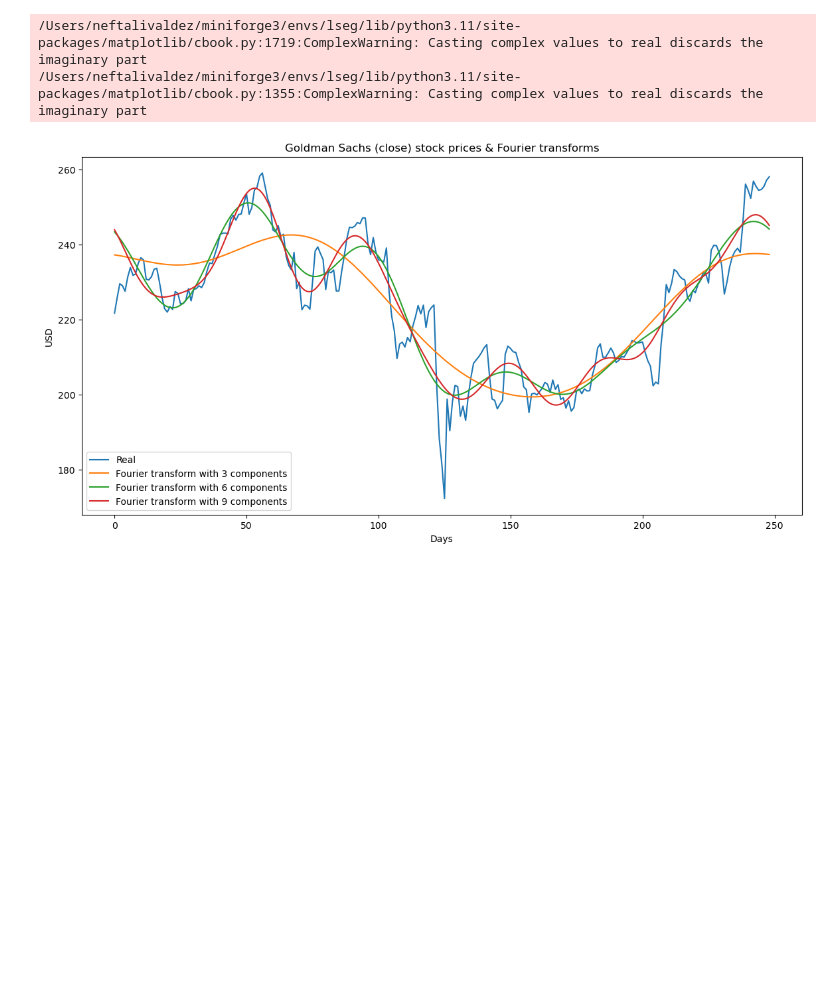
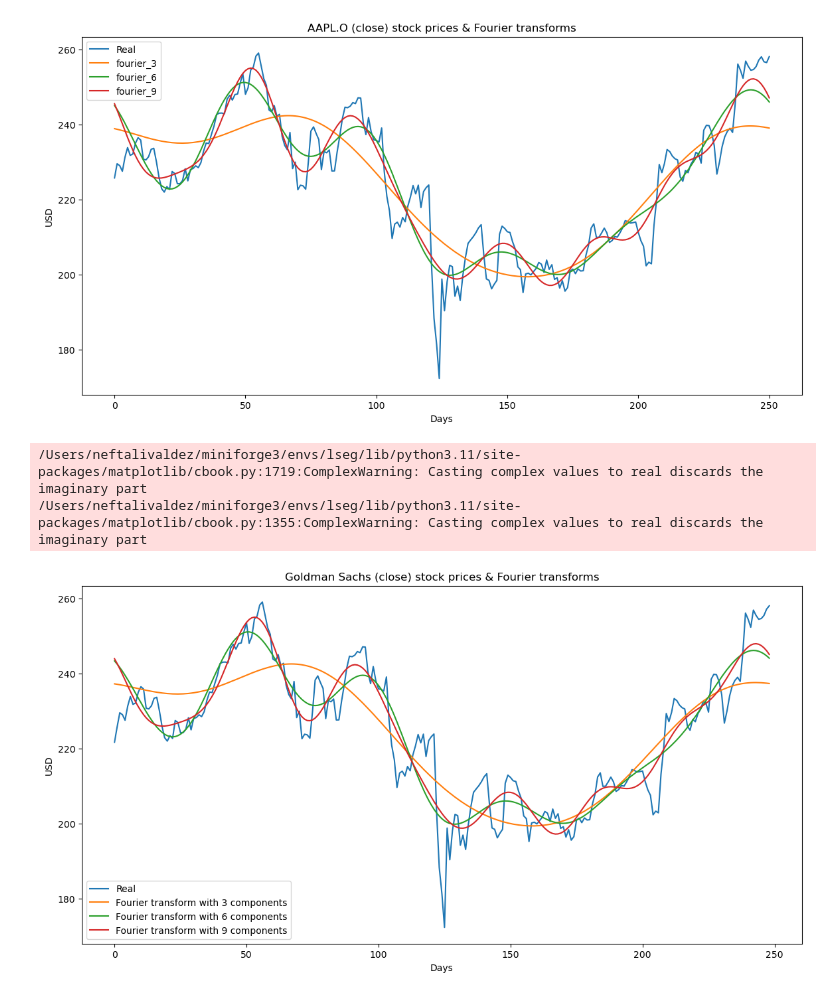
Before and after one commit to neftalivldz/finanzas_2025_agosto, a Jupyter notebook: Untitled.ipynb, the cells around one changed output. Saved outputs shown, nothing was run; the diff lists cells and outputs as text; code cells hidden in the pictures; blank space fills up the shorter version.

```diff
--- a/Untitled.ipynb
+++ b/Untitled.ipynb
@@ -46,3 +83,10 @@ Name: fft, Length: 249, dtype: complex128
+# %%
+
+# Create a Matplotlib plot
+fig = multiple_series_plot('AAPL.O', df, 'fourier', [3,6,9])
+fig.show()
+# %% [output]
+[figure, added]
 # %%
 # Calculate the Fourier Transform
 close_fft = np.fft.fft(np.asarray(df["AAPL.O"].tolist()))
```
Also changed, not shown: parts of 5 cells of this notebook, 3 other files.
